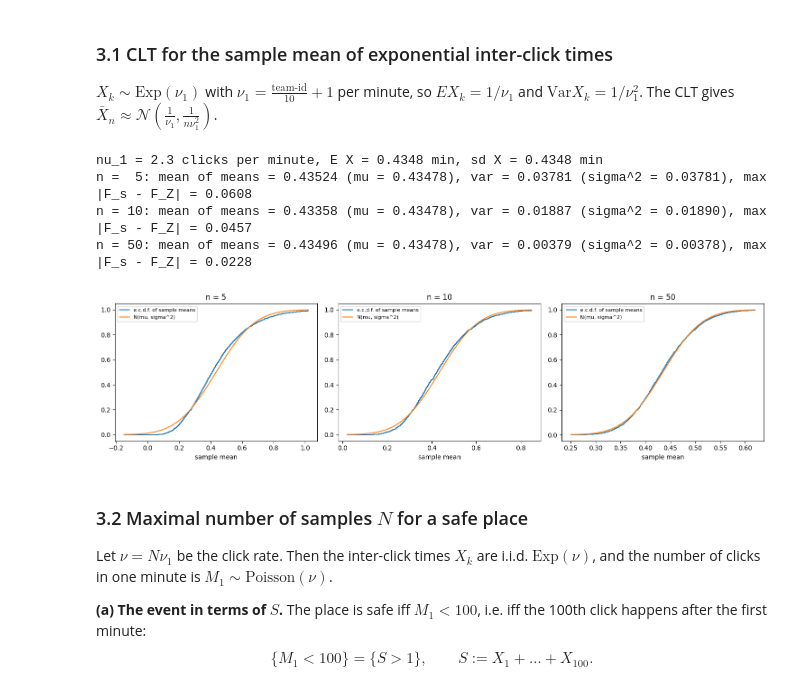
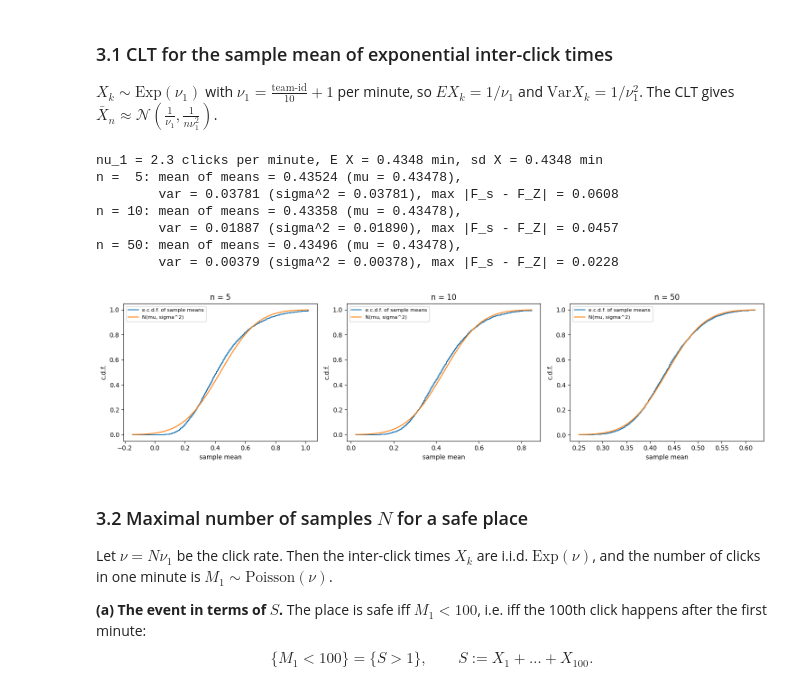
Before and after one commit to voskalo/Lab2_probability-statistics_Voskalo_Vertyporoh_Yakymiv-main, a Jupyter notebook: RV-CLT-PS-Lab2.ipynb, the cells around one changed output. Cells and saved outputs as stored; diff of their text form; code cells hidden in the pictures.

```diff
--- a/RV-CLT-PS-Lab2.ipynb
+++ b/RV-CLT-PS-Lab2.ipynb
@@ -232,6 +234,7 @@ def plot_ecdf_vs_normal(samples, mu_, sigma_, n, ax):
     ax.plot(t, Fz(t), label="N(mu, sigma^2)")
     ax.set_title(f"n = {n}")
     ax.set_xlabel("sample mean")
+    ax.set_ylabel("c.d.f.")
     ax.legend(fontsize=8)
     return np.max(np.abs(Fs(t) - Fz(t)))
 
@@ -239,8 +242,8 @@ fig, axes = plt.subplots(1, 3, figsize=(15, 4))
 for ax, n in zip(axes, [5, 10, 50]):
     s = np.random.poisson(mu, size=(K, n)).mean(axis=1)
     d = plot_ecdf_vs_normal(s, mu, np.sqrt(mu / n), n, ax)
-    print(f"n = {n:>2}: mean of means = {s.mean():.5f} (mu = {mu:.5f}), "
-          f"var = {s.var(ddof=1):.5f} (mu/n = {mu / n:.5f}), "
+    print(f"n = {n:>2}: mean of means = {s.mean():.5f} (mu = {mu:.5f}),\n"
+          f"        var = {s.var(ddof=1):.5f} (mu/n = {mu / n:.5f}), "
           f"max |F_s - F_Z| = {d:.4f}")
 plt.tight_layout()
 plt.show()
@@ -371,8 +377,10 @@ for ax, n in zip(axes, [5, 10, 50]):
     mu_t = 1 / nu1
     sigma_t = 1 / (nu1 * np.sqrt(n))
     d = plot_ecdf_vs_normal(s, mu_t, sigma_t, n, ax)
-    print(f"n = {n:>2}: mean of means = {s.mean():.5f} (mu = {mu_t:.5f}), "
-          f"var = {s.var(ddof=1):.5f} (sigma^2 = {sigma_t ** 2:.5f}), "
+    print(f"n = {n:>2}: mean of means = {s.mean():.5f} "
+          f"(mu = {mu_t:.5f}),\n"
+          f"        var = {s.var(ddof=1):.5f} "
+          f"(sigma^2 = {sigma_t ** 2:.5f}), "
           f"max |F_s - F_Z| = {d:.4f}")
 plt.tight_layout()
 plt.show()
@@ -384,4 +395,4 @@ n = 50: mean of means = 0.43496 (mu = 0.43478), var = 0.00379 (sigma^2 = 0.00378
-[figure, old version]
+[figure, new version]
 # %% [markdown]
 ### 3.2 Maximal number of samples $N$ for a safe place
 
```
Also changed, not shown: parts of 5 cells of this notebook, 1 other file.
